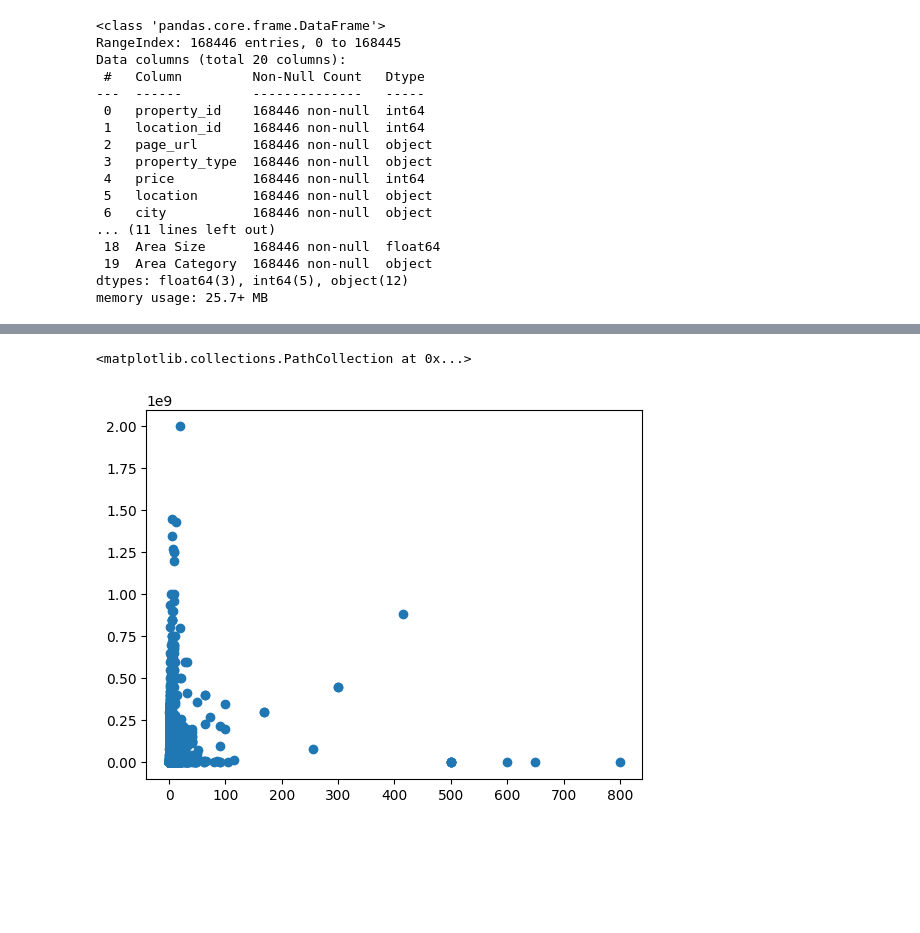
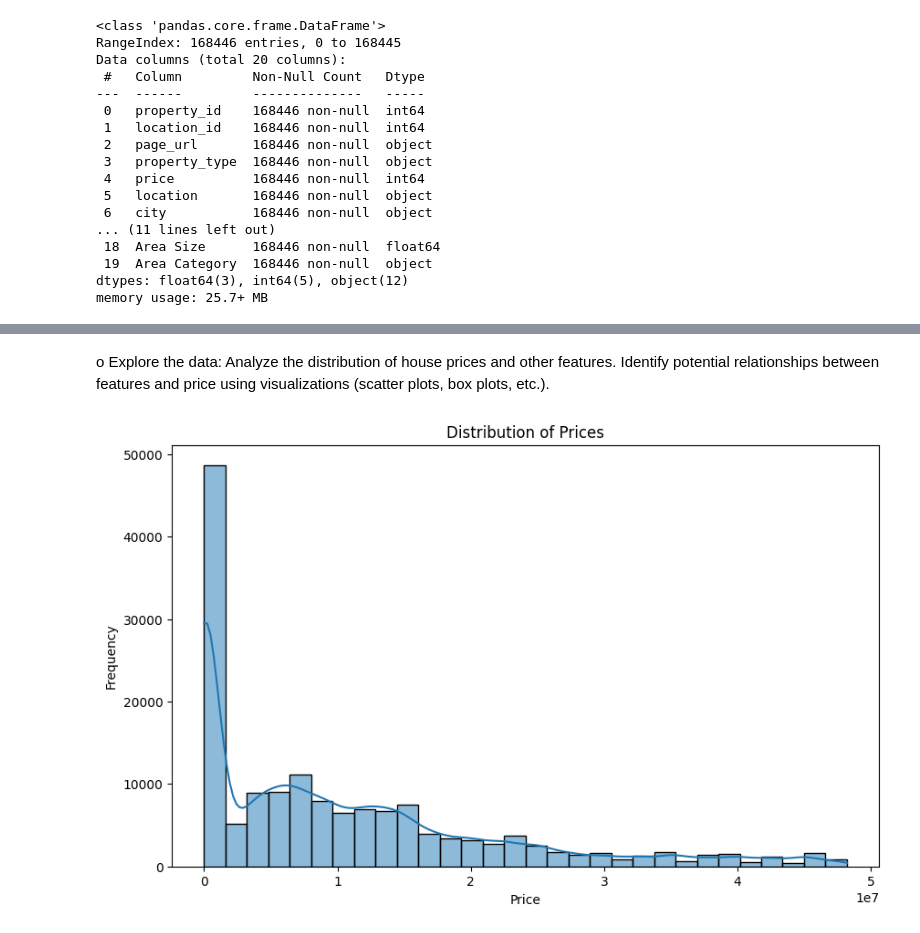
Before and after one commit to tahaxdd77/projects, a Jupyter notebook: House_price_analysis_and_prediction.ipynb, the cells around one changed output, grey strips where cells are left out. Saved outputs shown, nothing was run; the diff lists cells and outputs as text; code cells hidden in the pictures; blank space fills up the shorter version.

```diff
--- a/House_price_analysis_and_prediction.ipynb
+++ b/House_price_analysis_and_prediction.ipynb
@@ -188,0 +266,2 @@ Note: you may need to restart the kernel to use updated packages.
+# %%
+cleaned_data = pd.read_csv('cleaned_data.csv')
@@ -189,7 +288,8 @@ Note: you may need to restart the kernel to use updated packages.
+# %% [markdown]
+o Explore the data: Analyze the distribution of house prices and other
+features. Identify potential relationships between features and price
+using visualizations (scatter plots, box plots, etc.).
 # %%
 import matplotlib.pyplot as plt
+import seaborn as sns
 %matplotlib inline
-plt.scatter(df['area size'], df['price'])
-# %% [output]
-<matplotlib.collections.PathCollection at 0x...>
-[figure, removed]
@@ -205,0 +296,9 @@ def remove_outliers(df, column):
+# %%
+plt.figure(figsize=(10,6))
+sns.histplot(cleaned_data['price'], kde=True, bins=30)
+plt.title('Distribution of Prices')
+plt.xlabel('Price')
+plt.ylabel('Frequency')
+plt.show()
+# %% [output]
+[figure, added]
```
Also changed, not shown: parts of 53 cells of this notebook, 2 other files.
